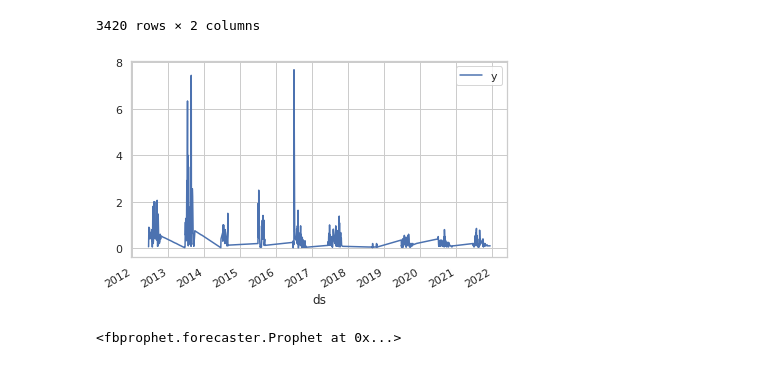
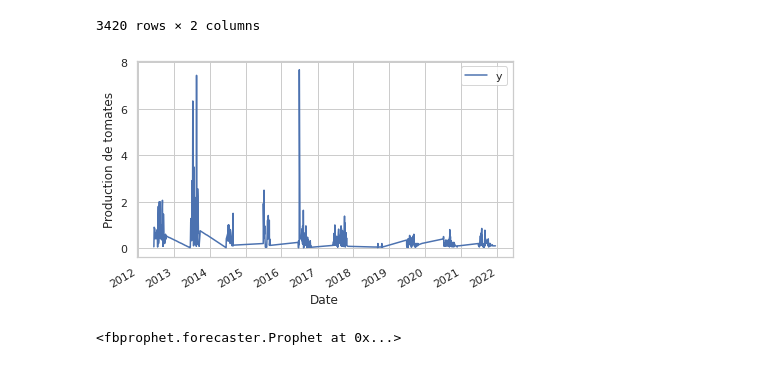
Before and after one commit to Lydu7979/Projet_Chef_d-oeuvre_Flask_bis, a Jupyter notebook: search/models/Prophet/Prophet.ipynb, the cells around one changed output. Drawn from its saved outputs; the diff is of its cells as text; code cells hidden in the pictures.

```diff
--- a/search/models/Prophet/Prophet.ipynb
+++ b/search/models/Prophet/Prophet.ipynb
@@ -275,6 +262,8 @@ dfPo
 3420 rows × 2 columns
 # %%
 dfPo.plot(x='ds',y='y')
+plt.xlabel("Date")
+plt.ylabel("Production de tomates")
 plt.show()
 # %% [output]
-[figure, old version]
+[figure, new version]
```
Also changed, not shown: parts of 31 cells of this notebook, 2 other files.
